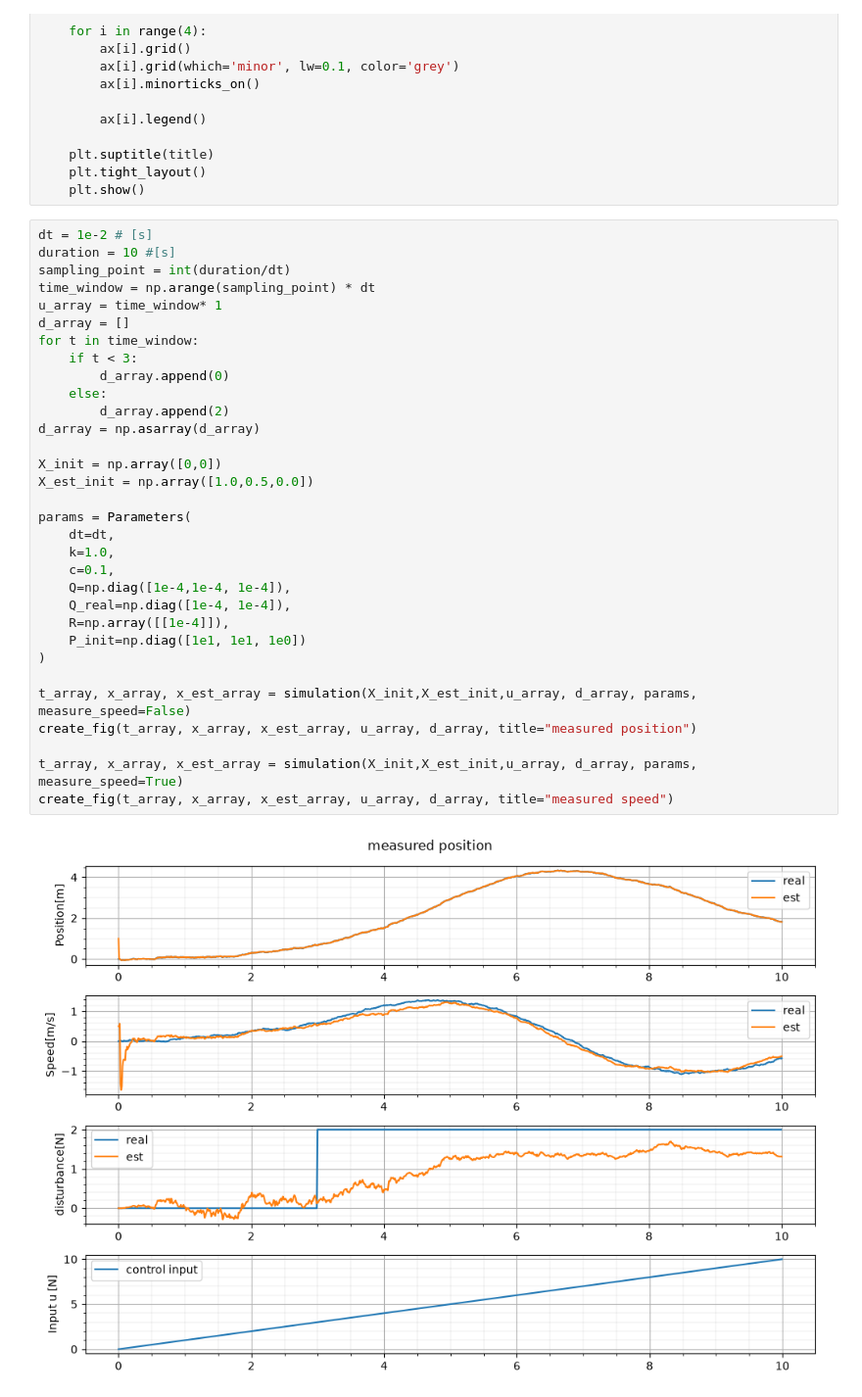
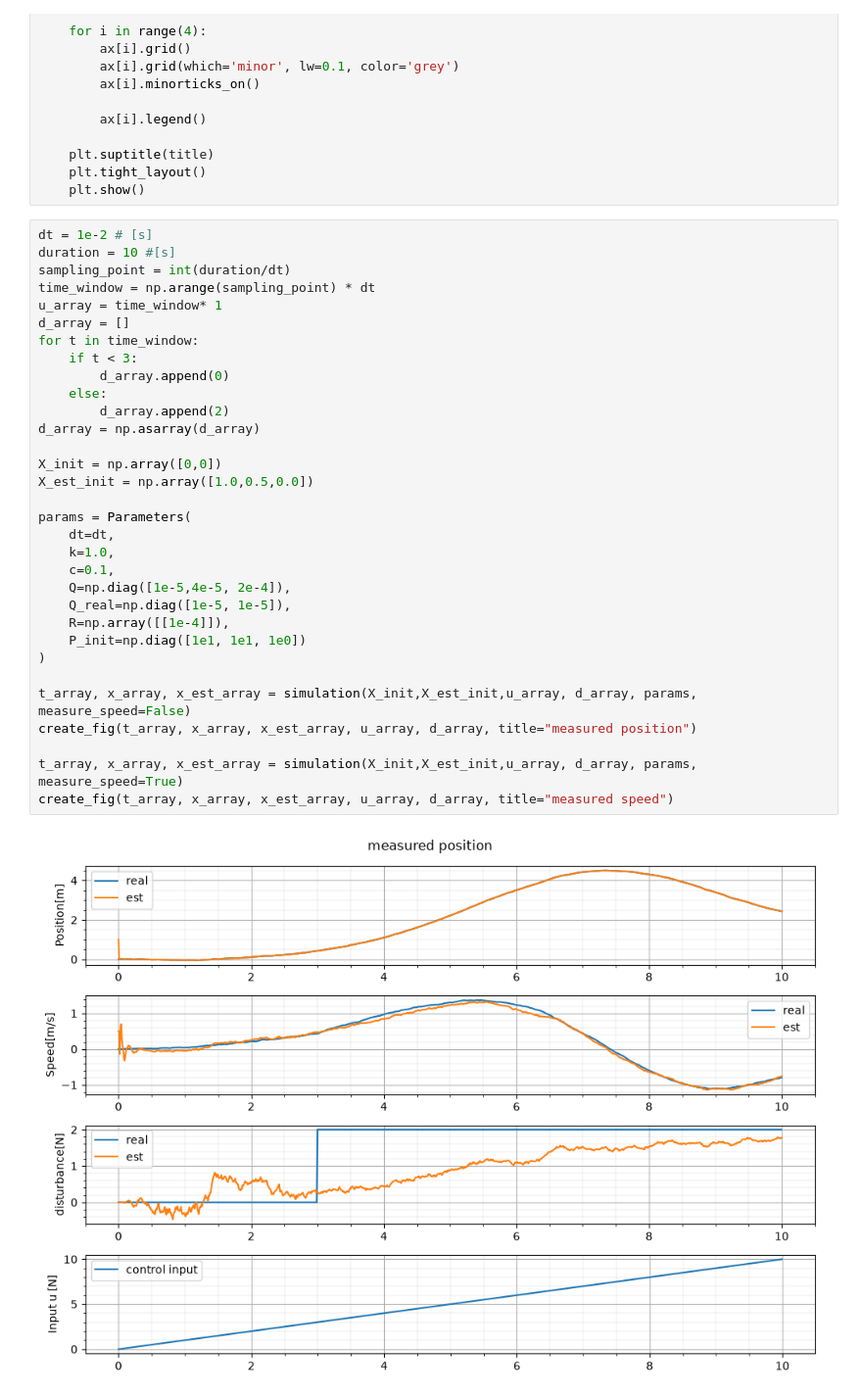
Before and after one commit to hideto008/learning_estimation_method, a Jupyter notebook: Notes/Estimate_State_using_UKF.ipynb, the cells around one changed output. Shown at 98% size. Cells and saved outputs as stored; diff of their text form.

```diff
--- a/Notes/Estimate_State_using_UKF.ipynb
+++ b/Notes/Estimate_State_using_UKF.ipynb
@@ -758,33 +758,33 @@ def create_fig(t_array, x_array, x_est_array, u_array, d_array, title=""):
 dt = 1e-2 # [s]
 duration = 10 #[s]
 sampling_point = int(duration/dt)
 time_window = np.arange(sampling_point) * dt
 u_array = time_window* 1
 d_array = []
 for t in time_window:
     if t < 3:
         d_array.append(0)
     else:
         d_array.append(2)
 d_array = np.asarray(d_array)
 
 X_init = np.array([0,0])
 X_est_init = np.array([1.0,0.5,0.0])
 
 params = Parameters(
     dt=dt,
     k=1.0,
     c=0.1,
-    Q=np.diag([1e-4,1e-4, 1e-4]),
-    Q_real=np.diag([1e-4, 1e-4]),
+    Q=np.diag([1e-5,4e-5, 2e-4]),
+    Q_real=np.diag([1e-5, 1e-5]),
     R=np.array([[1e-4]]),
     P_init=np.diag([1e1, 1e1, 1e0])
 )
 
 t_array, x_array, x_est_array = simulation(X_init,X_est_init,u_array, d_array, params, measure_speed=False)
 create_fig(t_array, x_array, x_est_array, u_array, d_array, title="measured position")
 
 t_array, x_array, x_est_array = simulation(X_init,X_est_init,u_array, d_array, params, measure_speed=True)
 create_fig(t_array, x_array, x_est_array, u_array, d_array, title="measured speed")
 # %% [output]
-[figure, old version]
+[figure, new version]
```
Also changed, not shown: parts of 4 cells of this notebook.
